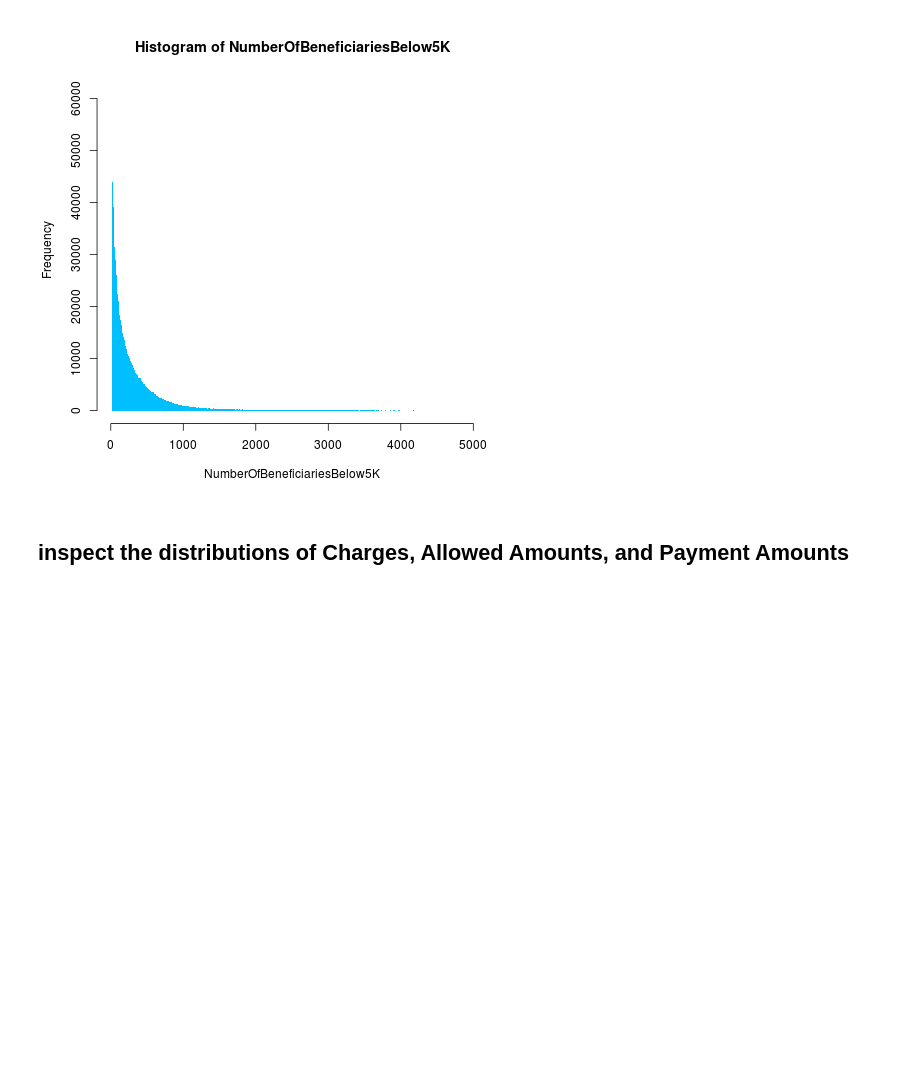
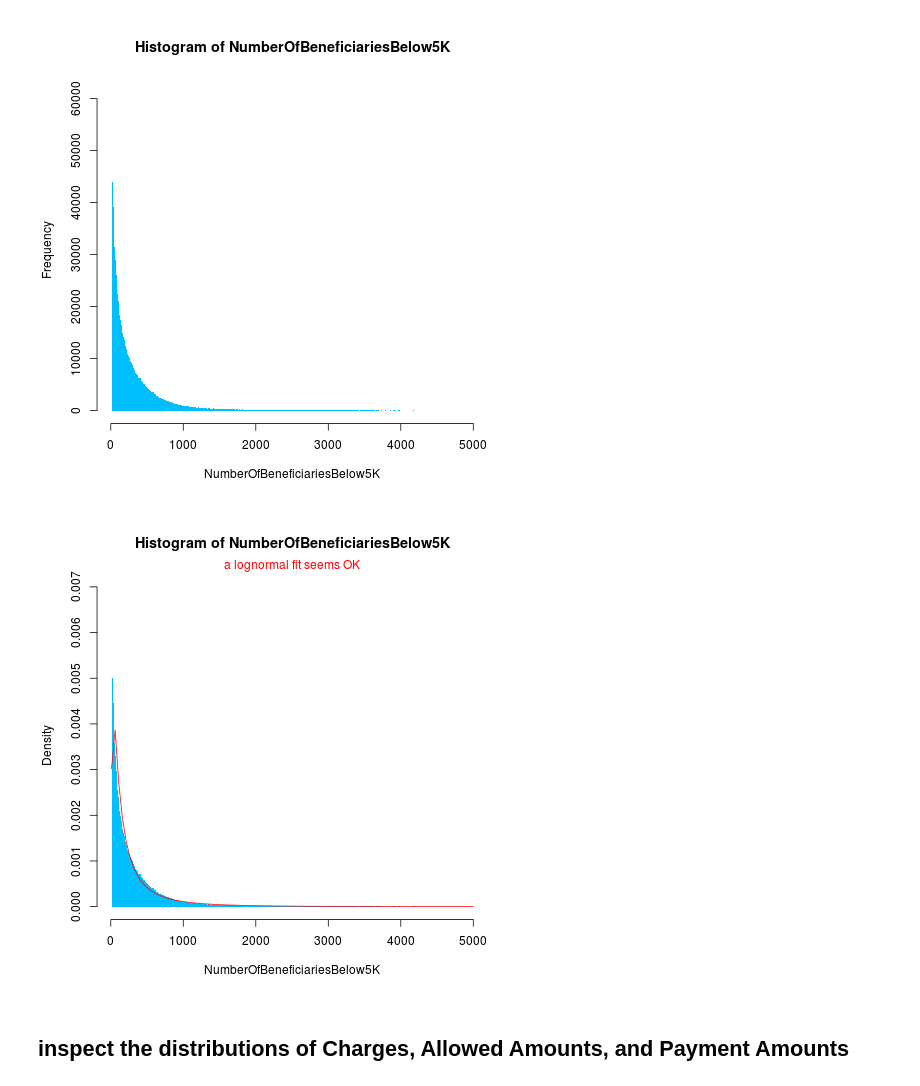
Before and after one commit to realmichaelzyy/cs249-2, a Jupyter notebook: hw1/MiniHW1.ipynb, the cells around one changed output. Saved outputs shown, nothing was run; the diff lists cells and outputs as text; code cells hidden in the pictures; blank space fills up the shorter version.

```diff
--- a/hw1/MiniHW1.ipynb
+++ b/hw1/MiniHW1.ipynb
@@ -135,5 +102,22 @@ hist( NumberOfBeneficiariesBelow5K,  col="deepskyblue", border=NA, breaks=500  )
 # %% [output]
 [figure]
+# %%
+%%R
+# Try to fit a lognormal to this dataset....
+
+library(MASS)
+
+NumberOfBeneficiariesBelow5K = NumberOfBeneficiaries[ (NumberOfBeneficiaries < 5000) ]
+
+hist( NumberOfBeneficiariesBelow5K,  col="deepskyblue", border=NA, breaks=500,prob=TRUE  )
+
+params = fitdistr(NumberOfBeneficiariesBelow5K,"lognormal")
+
+curve(dlnorm(x,meanlog=params$estimate[1],sdlog=params$estimate[2]),col="red",add=TRUE)
+
+mtext( "a lognormal fit seems OK", side=3, col="red" )
+# %% [output]
+[figure, added]
 # %% [markdown]
 ## inspect the distributions of Charges, Allowed Amounts, and Payment Amounts
 # %%
```
Also changed, not shown: parts of 17 cells of this notebook.
